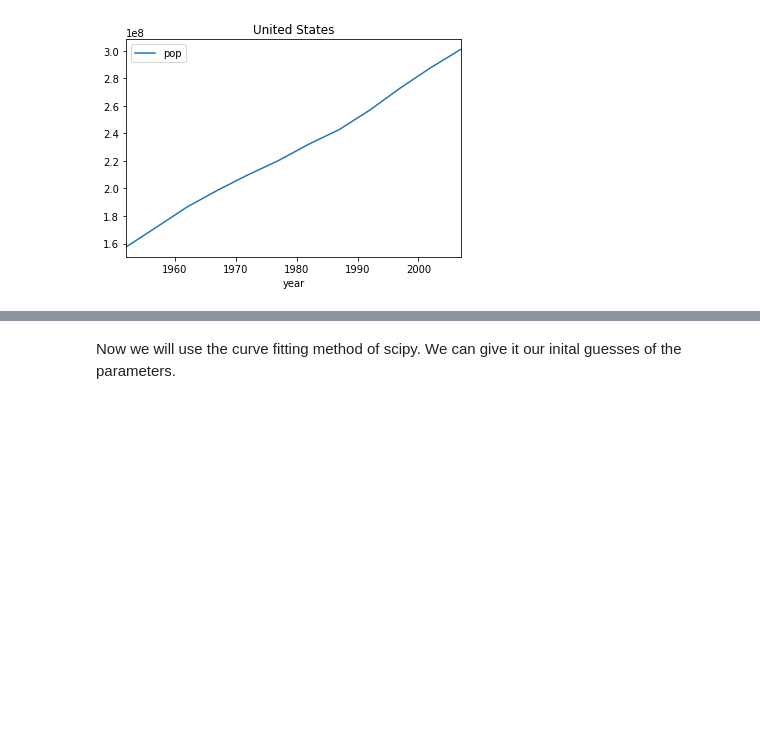
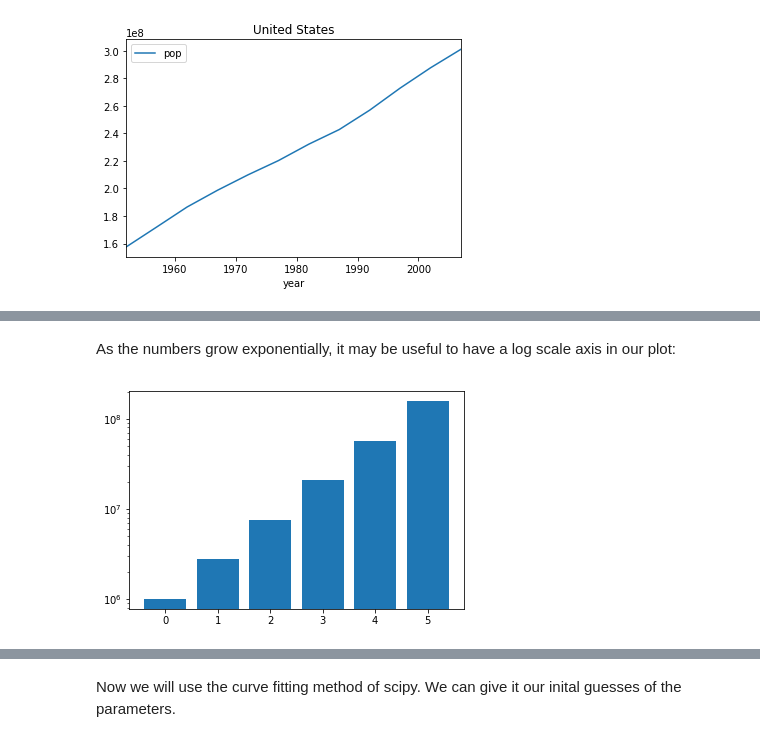
Before and after one commit to escience-academy/fitting-data-material, a Jupyter notebook: PBL-curve-fitting.ipynb, the cells around one changed output, grey strips where cells are left out. Saved outputs shown, nothing was run; the diff lists cells and outputs as text; code cells hidden in the pictures; blank space fills up the shorter version.

```diff
--- a/PBL-curve-fitting.ipynb
+++ b/PBL-curve-fitting.ipynb
@@ -41,0 +74,8 @@ def model_exponential(dt, p0, k):
+# %% [markdown]
+As the numbers grow exponentially, it may be useful to have a log scale axis in our plot:
+# %%
+plt.bar(x=dt, height=population)
+plt.yscale('log')
+plt.show()
+# %% [output]
+[figure, added]
```
Also changed, not shown: parts of 32 cells of this notebook.
